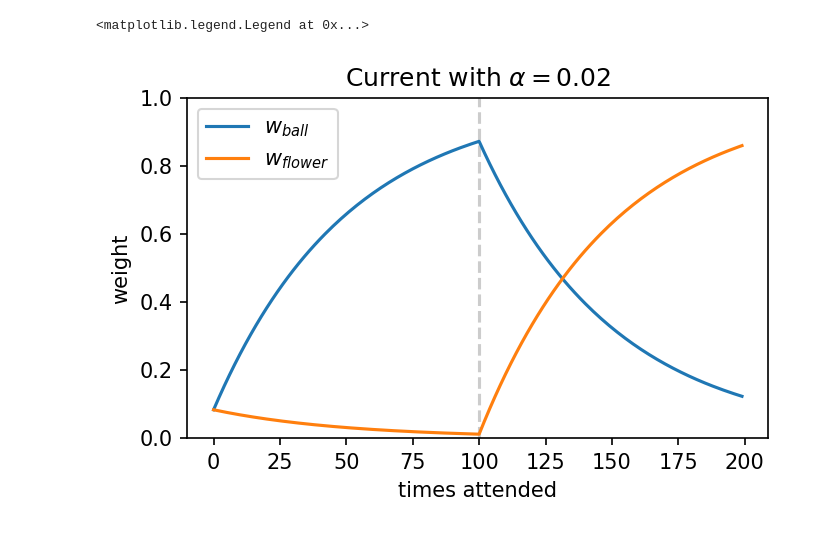
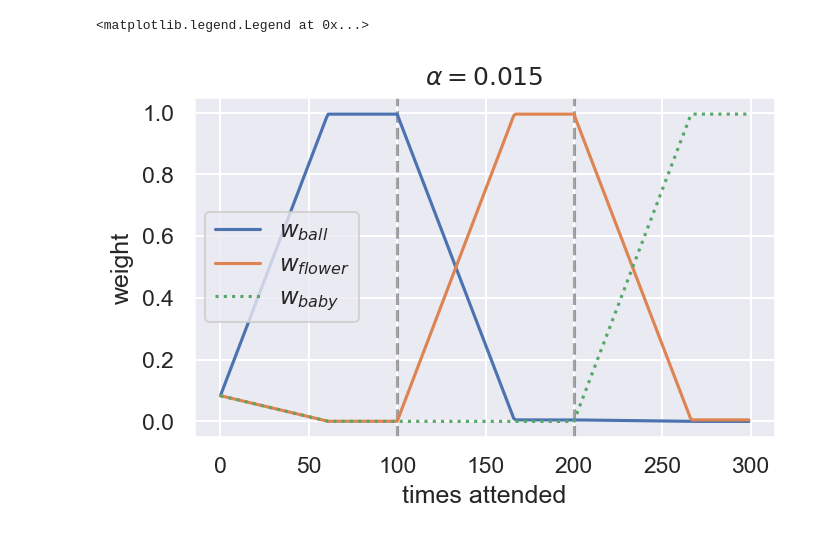
Before and after one commit to terrykwon/captivate_visualization, a Jupyter notebook: visualization.ipynb, the cells around one changed output. Cells and saved outputs as stored; diff of their text form; code cells hidden in the pictures.

```diff
--- a/visualization.ipynb
+++ b/visualization.ipynb
@@ -2,41 +2,49 @@
 from state import State
 
 import matplotlib.pyplot as plt
+import seaborn as sns
+
+sns.set()
 %matplotlib inline
 # %%
 app_state = State()
 
 w_ball = []
 w_flower = []
 w_baby = []
-for i in range(200):
+ALPHA = 0.015
+
+for i in range(300):
     context = app_state.context
     toys = context.toys
     ball = next((x for x in toys if x.name == '공'), None)
     w_ball.append(ball.weight)
 
     flower = next((x for x in toys if x.name == '꽃'), None)
     w_flower.append(flower.weight)
 
     baby = next((x for x in toys if x.name == '아기'), None)
     w_baby.append(baby.weight)
 
     if i < 100:
-        context.on_visual_attention('공')
-    else:
-        context.on_visual_attention('꽃')
+        context.on_visual_attention_3('공', alpha=ALPHA)
+    elif i < 200:
+        context.on_visual_attention_3('꽃', alpha=ALPHA)
+    elif i < 300:
+        context.on_visual_attention_3('아기', alpha=ALPHA)
+
+plt.figure(figsize=(5,3), dpi=150, facecolor='white')
+plt.title(f'$\\alpha={ALPHA}$')
+plt.ylim(-0.05, 1.05)
+plt.xlabel('times attended')
+plt.ylabel('weight')
+plt.axvline(x=100, color='k', linestyle='--', alpha=0.4)
+plt.axvline(x=200, color='k', linestyle='--', alpha=0.4)
+
+plt.plot(w_ball, label='$w_{ball}$')
+plt.plot(w_flower, label='$w_{flower}$')
+plt.plot(w_baby, label='$w_{baby}$', linestyle='dotted')
+plt.legend()
+# %% [output]
+<matplotlib.legend.Legend at 0x...>
+[figure, added]
-# %%
-plt.figure(figsize=(5,3), dpi=150)
-plt.title('Current with $\\alpha=0.02$')
-plt.ylim(0, 1.0)
-plt.xlabel('times attended')
-plt.ylabel('weight')
-plt.axvline(x=100, color='k', linestyle='--', alpha=0.2)
-
-plt.plot(w_ball, label='$w_{ball}$')
-plt.plot(w_flower, label='$w_{flower}$')
-# plt.plot(w_baby, label='$w_{baby}$')
-plt.legend()
-# %% [output]
-<matplotlib.legend.Legend at 0x...>
-[figure, removed]
```
Also changed, not shown: 2 other files.
